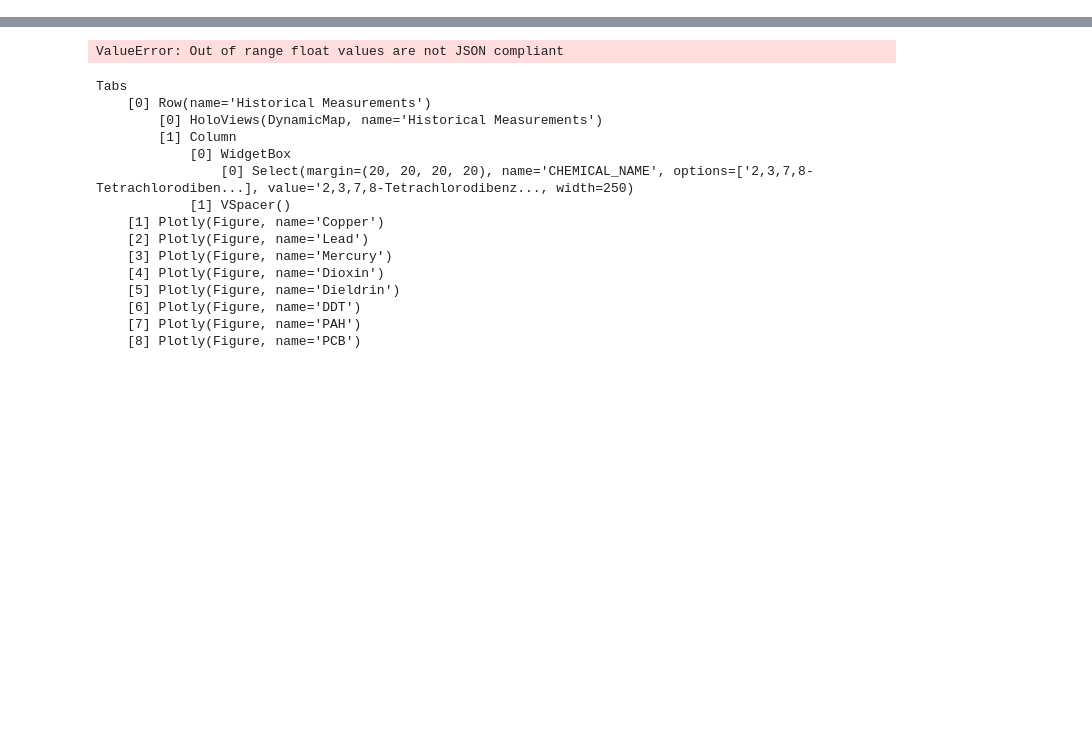
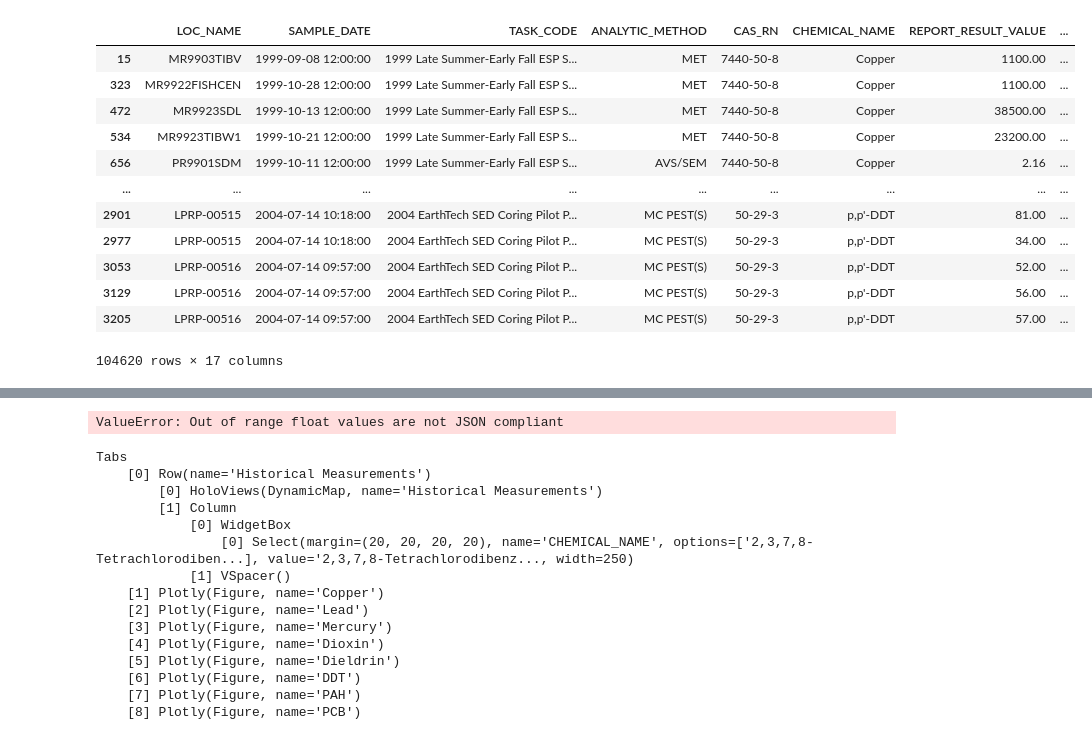
Before and after one commit to kxh3/environmental_contamination, a Jupyter notebook: notebooks/final_dashboard.ipynb, the cells around one changed output, grey strips where cells are left out. Saved outputs shown, nothing was run; the diff lists cells and outputs as text; code cells hidden in the pictures; blank space fills up the shorter version.

```diff
--- a/notebooks/draft_dashboard.ipynb
+++ b/notebooks/final_dashboard.ipynb
@@ -43,3 +25,20 @@ subset8_df
+# %%
+subset8_df['SAMPLE_YEAR_MONTH'] = pd.to_datetime(subset8_df['SAMPLE_DATE']).dt.strftime('%Y-%m')
+subset8_df
+# %% [output]
+|  | LOC_NAME | SAMPLE_DATE | TASK_CODE | ANALYTIC_METHOD | CAS_RN | CHEMICAL_NAME | REPORT_RESULT_VALUE | ... |
+| 15 | MR9903TIBV | 1999-09-08 12:00:00 | 1999 Late Summer-Early Fall ESP S... | MET | 7440-50-8 | Copper | 1100.00 | ... |
+| 323 | MR9922FISHCEN | 1999-10-28 12:00:00 | 1999 Late Summer-Early Fall ESP S... | MET | 7440-50-8 | Copper | 1100.00 | ... |
+| 472 | MR9923SDL | 1999-10-13 12:00:00 | 1999 Late Summer-Early Fall ESP S... | MET | 7440-50-8 | Copper | 38500.00 | ... |
+| 534 | MR9923TIBW1 | 1999-10-21 12:00:00 | 1999 Late Summer-Early Fall ESP S... | MET | 7440-50-8 | Copper | 23200.00 | ... |
+| 656 | PR9901SDM | 1999-10-11 12:00:00 | 1999 Late Summer-Early Fall ESP S... | AVS/SEM | 7440-50-8 | Copper | 2.16 | ... |
+| ... | ... | ... | ... | ... | ... | ... | ... | ... |
+| 2901 | LPRP-00515 | 2004-07-14 10:18:00 | 2004 EarthTech SED Coring Pilot P... | MC PEST(S) | 50-29-3 | p,p'-DDT | 81.00 | ... |
+| 2977 | LPRP-00515 | 2004-07-14 10:18:00 | 2004 EarthTech SED Coring Pilot P... | MC PEST(S) | 50-29-3 | p,p'-DDT | 34.00 | ... |
+| 3053 | LPRP-00516 | 2004-07-14 09:57:00 | 2004 EarthTech SED Coring Pilot P... | MC PEST(S) | 50-29-3 | p,p'-DDT | 52.00 | ... |
+| 3129 | LPRP-00516 | 2004-07-14 09:57:00 | 2004 EarthTech SED Coring Pilot P... | MC PEST(S) | 50-29-3 | p,p'-DDT | 56.00 | ... |
+| 3205 | LPRP-00516 | 2004-07-14 09:57:00 | 2004 EarthTech SED Coring Pilot P... | MC PEST(S) | 50-29-3 | p,p'-DDT | 57.00 | ... |
+104620 rows × 17 columns
 # %%
 def lineplot_8cocs(subset8_df):
     subset8_grouped = subset8_df.groupby(['SAMPLE_YEAR_MONTH','CHEMICAL_NAME']).mean()
```
Also changed, not shown: parts of 10 cells of this notebook, 1 other file.
